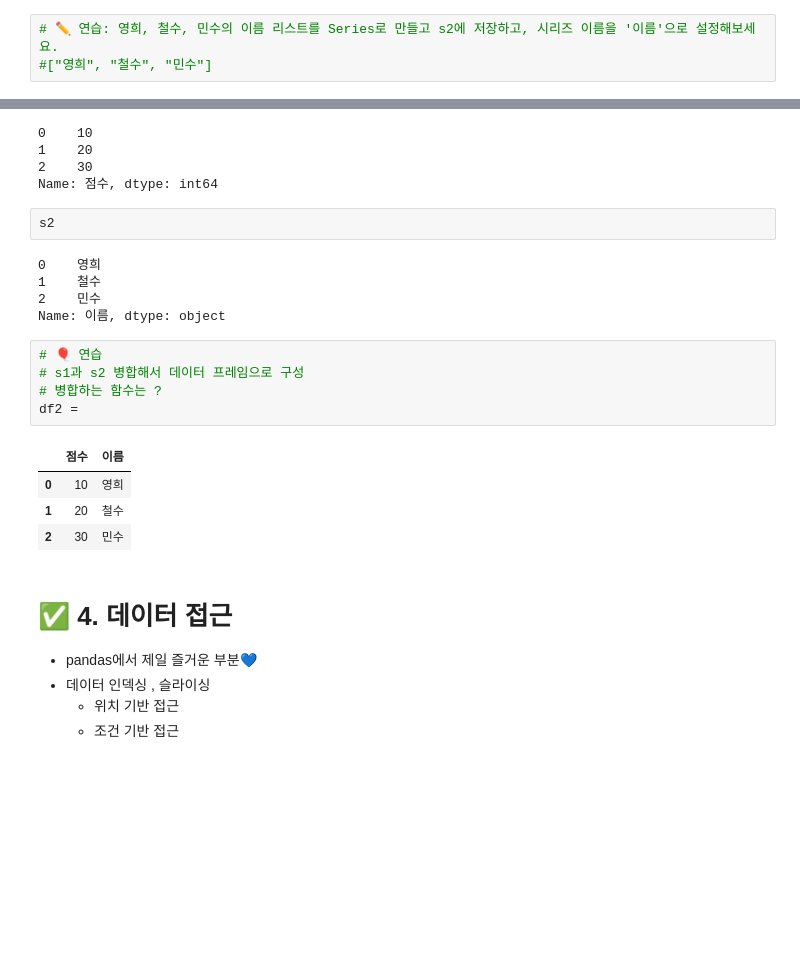
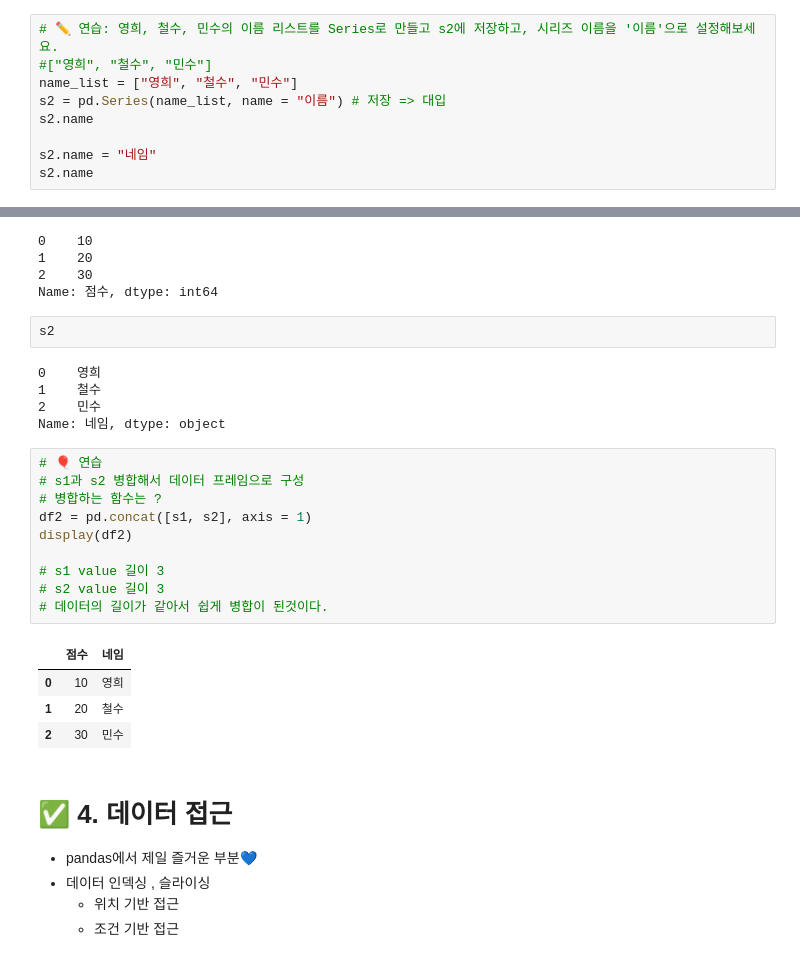
Before and after one commit to positivemultiplier/LG_DX_SCHOOL, a Jupyter notebook: 01_Foundation/python_lib/[보충실습자료]Pandas 개념 꽉 잡기(수정_공유용).ipynb, the cells around one changed output, grey strips where cells are left out. Saved outputs shown, nothing was run; the diff lists cells and outputs as text; blank space fills up the shorter version.

```diff
--- a/01_Foundation/python_lib/[보충실습자료]Pandas 개념 꽉 잡기(수정_공유용).ipynb
+++ b/01_Foundation/python_lib/[보충실습자료]Pandas 개념 꽉 잡기(수정_공유용).ipynb
@@ -25,4 +25,10 @@ Name: 점수, dtype: int64
 # %%
 # ✏️ 연습: 영희, 철수, 민수의 이름 리스트를 Series로 만들고 s2에 저장하고, 시리즈 이름을 '이름'으로 설정해보세요.
 #["영희", "철수", "민수"]
+name_list = ["영희", "철수", "민수"]
+s2 = pd.Series(name_list, name = "이름") # 저장 => 대입
+s2.name
+
+s2.name = "네임"
+s2.name
 # %% [output]
@@ -95,14 +103,19 @@ s2
 0    영희
 1    철수
 2    민수
-Name: 이름, dtype: object
+Name: 네임, dtype: object
 # %%
 # 🎈 연습
 # s1과 s2 병합해서 데이터 프레임으로 구성
 # 병합하는 함수는 ?
-df2 =
+df2 = pd.concat([s1, s2], axis = 1)
+display(df2)
+
+# s1 value 길이 3
+# s2 value 길이 3
+# 데이터의 길이가 같아서 쉽게 병합이 된것이다.
 # %% [output]
-|  | 점수 | 이름 |
+|  | 점수 | 네임 |
 | 0 | 10 | 영희 |
 | 1 | 20 | 철수 |
 | 2 | 30 | 민수 |
```
Also changed, not shown: parts of 21 cells of this notebook, 13 other files.
